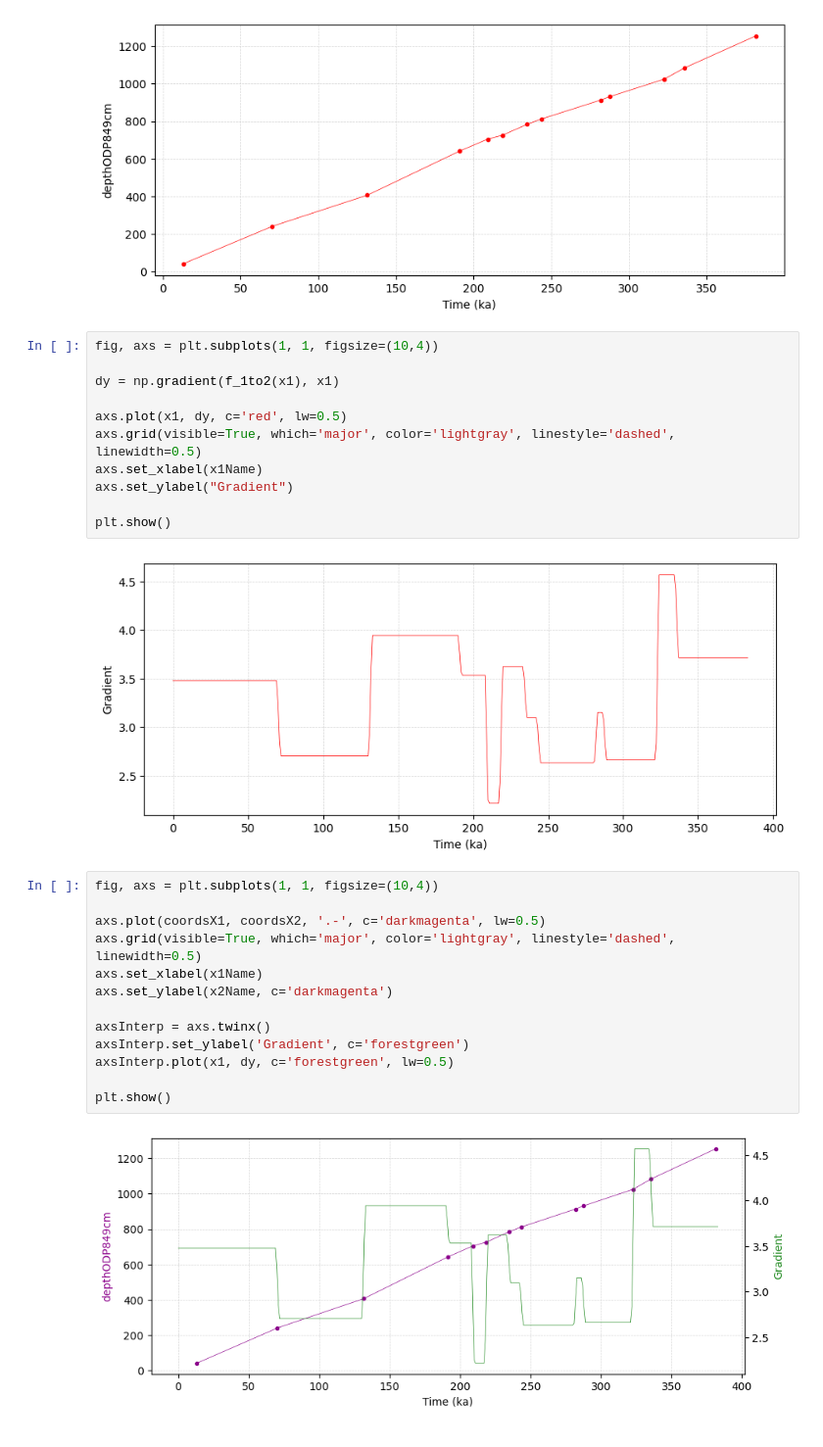
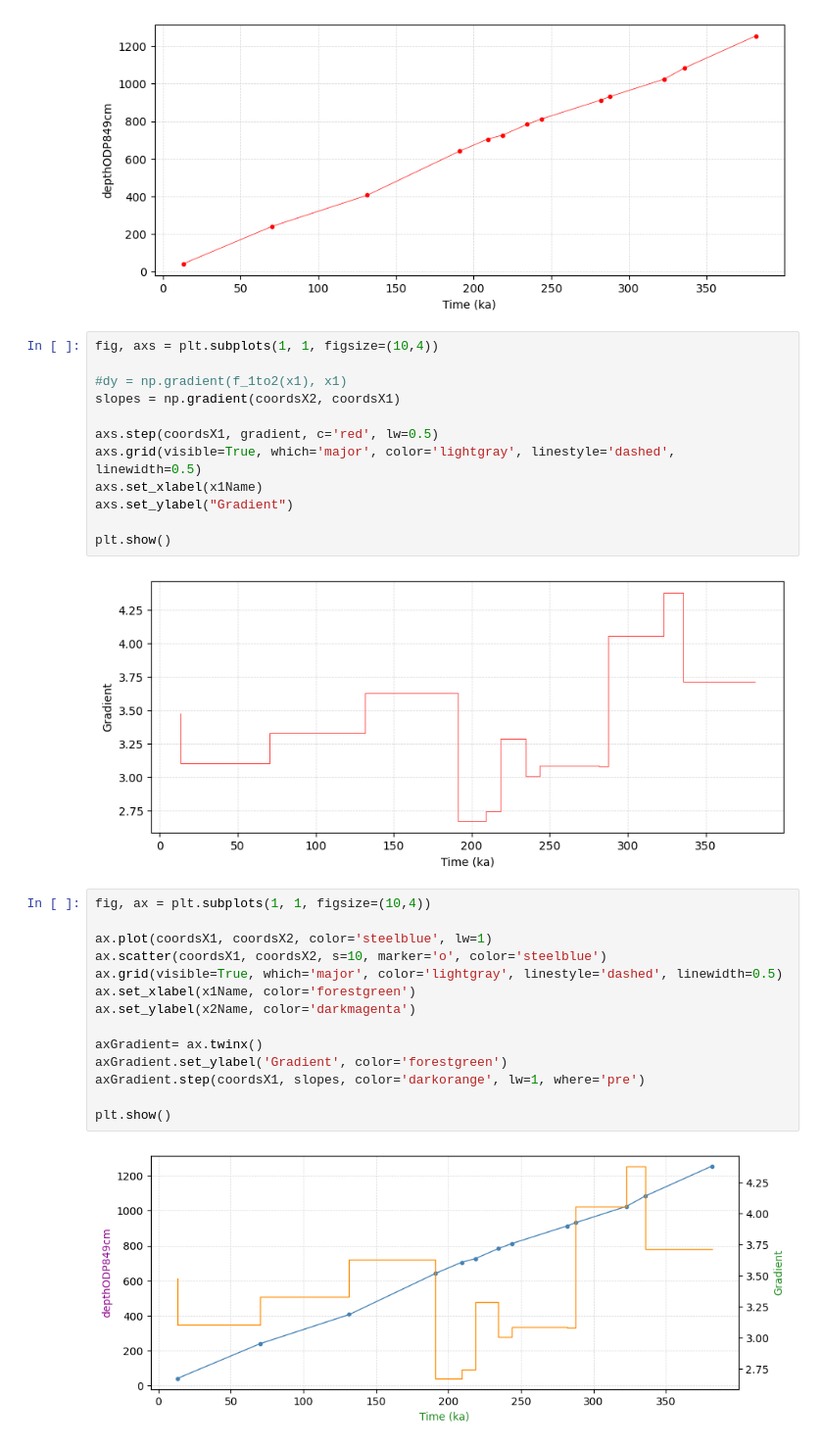
Before and after one commit to PBrockmann/PyAnalyseries, a Jupyter notebook: interp1d.ipynb, the cells around one changed output. Shown at 98% size. Saved outputs shown, nothing was run; the diff lists cells and outputs as text.

```diff
--- a/interp1d.ipynb
+++ b/interp1d.ipynb
@@ -177,28 +177,30 @@ plt.show()
 # %%
 fig, axs = plt.subplots(1, 1, figsize=(10,4))
 
-dy = np.gradient(f_1to2(x1), x1)
+#dy = np.gradient(f_1to2(x1), x1)
+slopes = np.gradient(coordsX2, coordsX1)
 
-axs.plot(x1, dy, c='red', lw=0.5)
+axs.step(coordsX1, gradient, c='red', lw=0.5)
 axs.grid(visible=True, which='major', color='lightgray', linestyle='dashed', linewidth=0.5)
 axs.set_xlabel(x1Name)
 axs.set_ylabel("Gradient")
 
 plt.show()
 # %% [output]
-[figure, old version]
+[figure, new version]
 # %%
-fig, axs = plt.subplots(1, 1, figsize=(10,4))
+fig, ax = plt.subplots(1, 1, figsize=(10,4))
 
-axs.plot(coordsX1, coordsX2, '.-', c='darkmagenta', lw=0.5)
-axs.grid(visible=True, which='major', color='lightgray', linestyle='dashed', linewidth=0.5)
-axs.set_xlabel(x1Name)
-axs.set_ylabel(x2Name, c='darkmagenta')
+ax.plot(coordsX1, coordsX2, color='steelblue', lw=1)
+ax.scatter(coordsX1, coordsX2, s=10, marker='o', color='steelblue')
+ax.grid(visible=True, which='major', color='lightgray', linestyle='dashed', linewidth=0.5)
+ax.set_xlabel(x1Name, color='forestgreen')
+ax.set_ylabel(x2Name, color='darkmagenta')
 
-axsInterp = axs.twinx()
-axsInterp.set_ylabel('Gradient', c='forestgreen')
-axsInterp.plot(x1, dy, c='forestgreen', lw=0.5)
+axGradient= ax.twinx()
+axGradient.set_ylabel('Gradient', color='forestgreen')
+axGradient.step(coordsX1, slopes, color='darkorange', lw=1, where='pre')
 
 plt.show()
 # %% [output]
-[figure, old version]
+[figure, new version]
```
Also changed, not shown: parts of 2 cells of this notebook, 2 other files.
